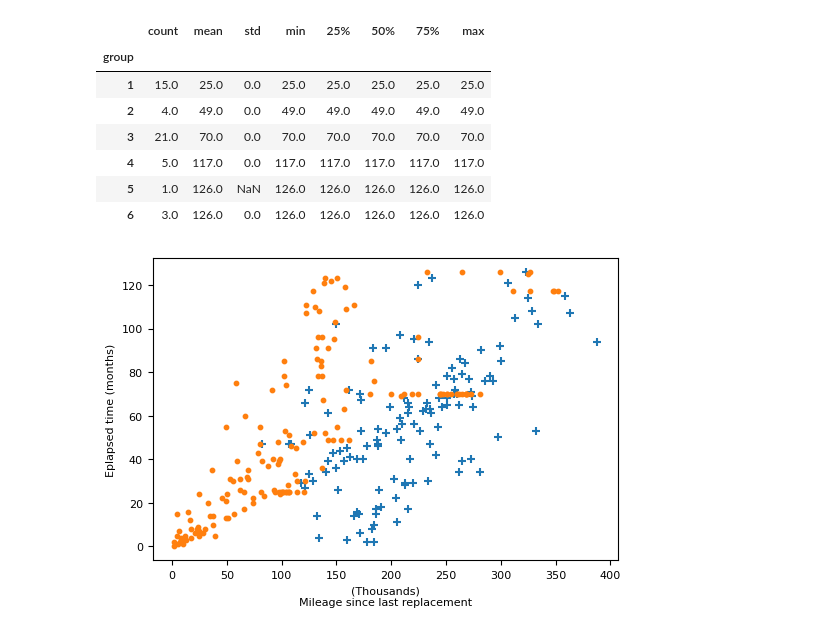
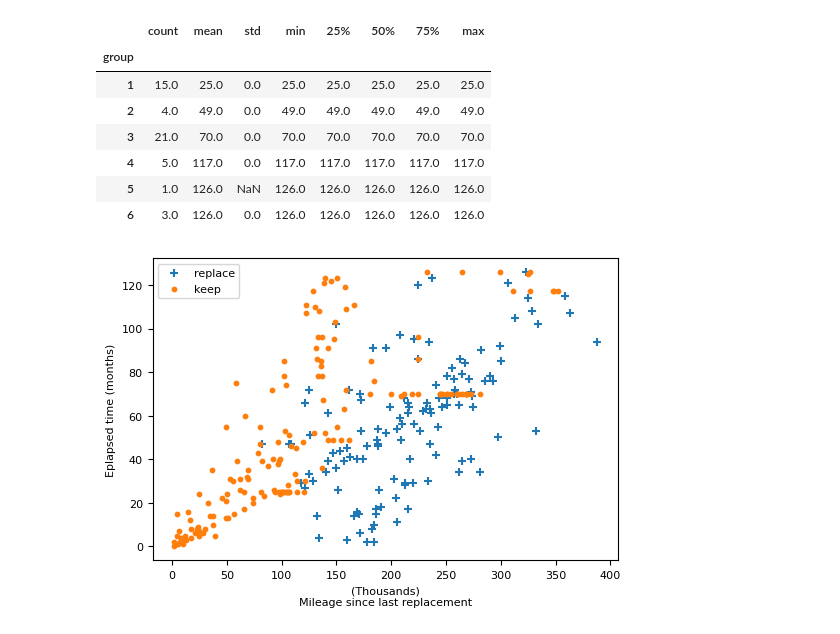
Before and after one commit to eurobae/structural-kr, a Jupyter notebook: 05-NFXP.ipynb, the cells around one changed output. Cells and saved outputs as stored; diff of their text form; code cells hidden in the pictures.

```diff
--- a/05-NFXP.ipynb
+++ b/05-NFXP.ipynb
@@ -241,22 +241,23 @@ display(np.round(data[data.id.isin(bus_nr)].groupby(["group","id"]).last().perio
 # %%
 # Figure 1
 plt.rcParams["figure.dpi"] = 100
 plt.rcParams["figure.figsize"] = (6,4)
 plt.rcParams.update({'font.size': 8})
 fig = plt.figure()
 ax = fig.add_subplot(111)
 
 g_repl = data[data.repl==1].reset_index(drop=True)
 g_main = data[data.repl==0].groupby("id").last().reset_index(drop=True)
 
 g_repl.mileage = g_repl.mileage / 1000
 g_main.mileage = g_main.mileage / 1000
 
-ax.scatter(g_repl["mileage"], g_repl["period"], marker="+")
-ax.scatter(g_main["mileage"], g_main["period"], s=10)
+ax.scatter(g_repl["mileage"], g_repl["period"], label="replace", marker="+")
+ax.scatter(g_main["mileage"], g_main["period"], label="keep", s=10)
 
 plt.ylabel("Eplapsed time (months)")
 plt.xlabel("(Thousands)\nMileage since last replacement")
-plt.show()
+plt.legend()
+plt.savefig("./assets/05-NFXP/nfxp_01.png", dpi=200)
 # %% [output]
-[figure, old version]
+[figure, new version]
```
Also changed, not shown: parts of 4 cells of this notebook, 1 other file.
